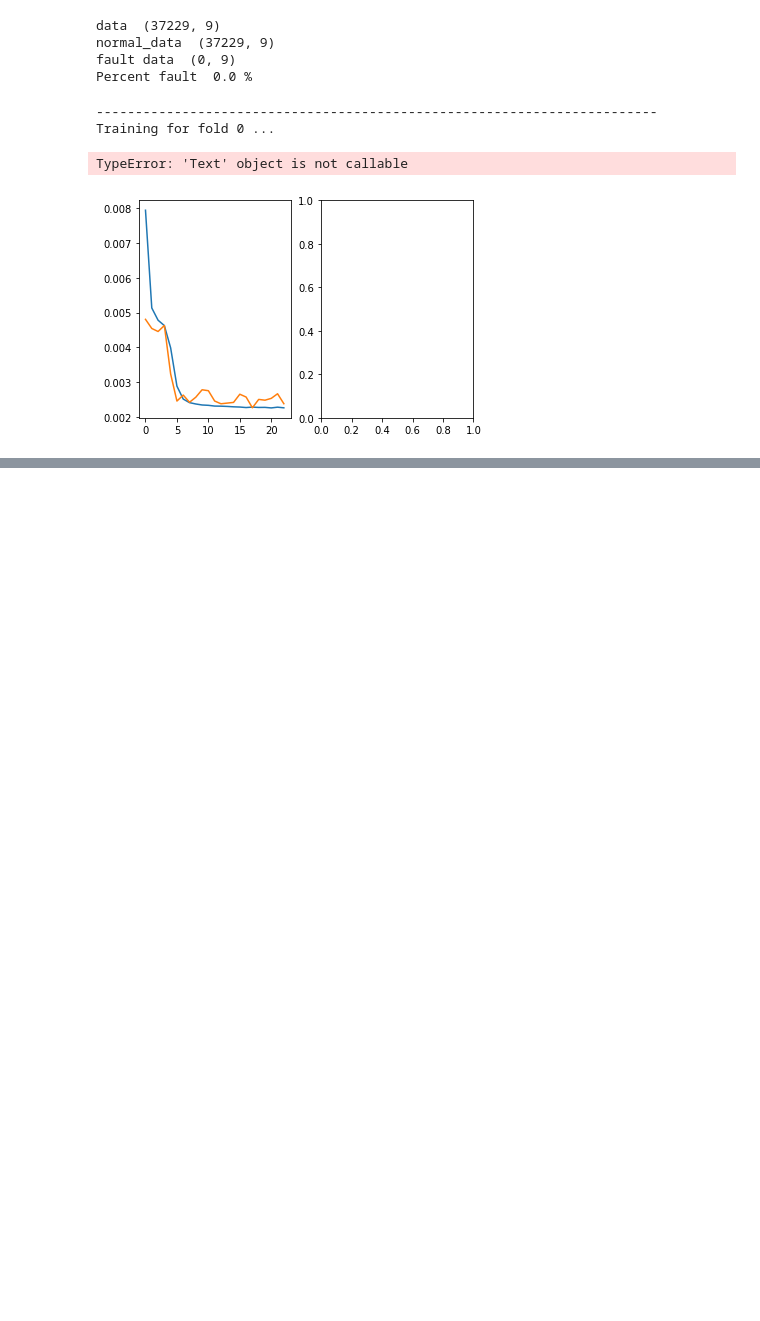
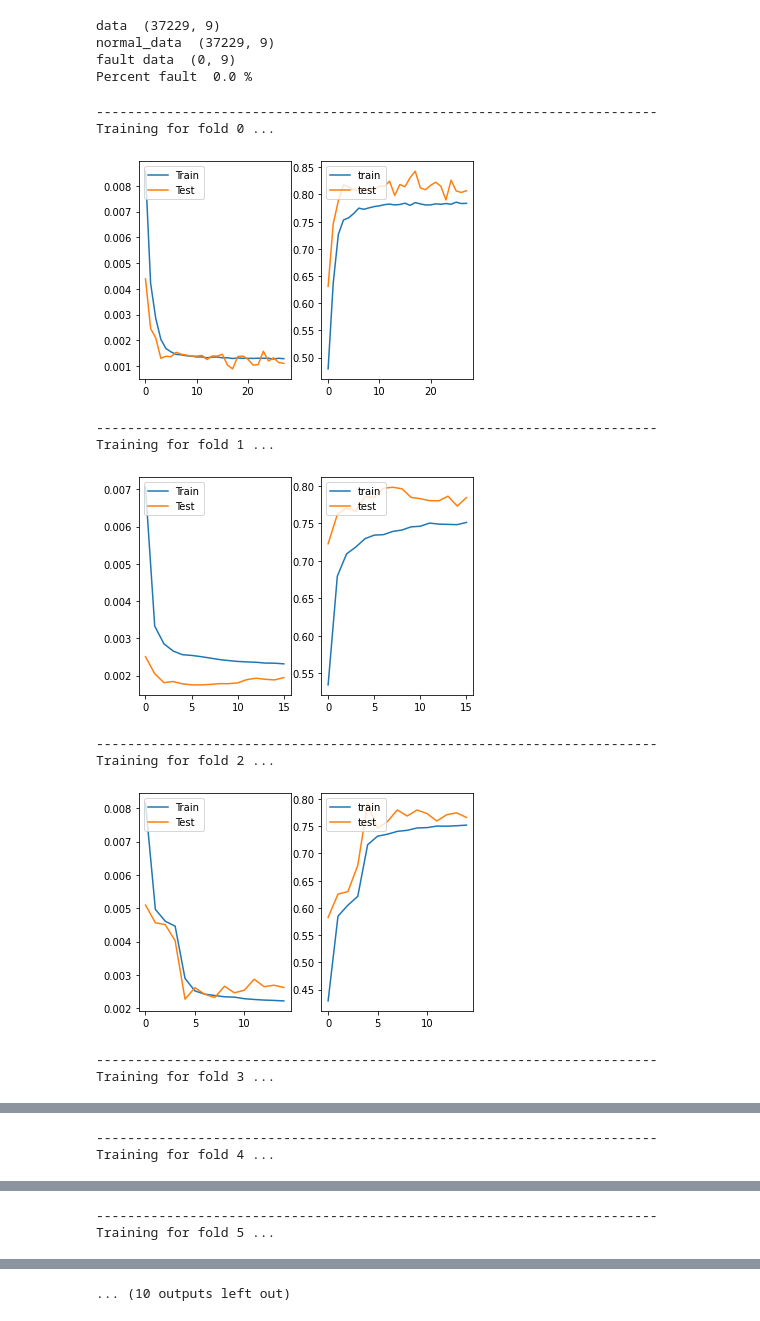
Before and after one commit to shikarRajcomar-Engineer/Anomaly_Detection, a Jupyter notebook: Anomlay Detection Autoencoder Fault 1.ipynb, the cells around one changed output, grey strips where cells are left out. Saved outputs shown, nothing was run; the diff lists cells and outputs as text; code cells hidden in the pictures; blank space fills up the shorter version.

```diff
--- a/Anomlay Detection Autoencoder Fault 1.ipynb
+++ b/Anomlay Detection Autoencoder Fault 1.ipynb
@@ -119,14 +119,14 @@ scaler.fit(df.drop('anomaly', 1))
 scaled_data = scaler.transform(normal_events)
 
 # # 80% percent of dataset is designated to training
-train_data, test_data = train_test_split(scaled_data, test_size=0.1)
+train_data, test_data = train_test_split(scaled_data, test_size=0.3)
 n_features = x.shape[1]
 
 inputs = np.concatenate((train_data, test_data), axis=0)
 
 
 # Define the K-fold Cross Validator
-num_folds=5
+num_folds=10
 kfold = KFold(n_splits=num_folds, shuffle=True)
 
 acc=[]
@@ -159,7 +159,7 @@ for train, test in kfold.split(inputs):
 
 
     # train model
-    es = EarlyStopping(monitor='val_loss', min_delta=0.00001, patience=5, restore_best_weights=True)
+    es = EarlyStopping(monitor='val_loss', min_delta=0.00001, patience=10, restore_best_weights=True)
 #     history = autoencoder.fit(x=train_data, y=train_data, epochs=100, verbose=1, validation_data=[test_data, test_data], callbacks=[es])
 
 
@@ -190,38 +190,45 @@ for train, test in kfold.split(inputs):
 
 #     plt.plot(history.history['accuracy'])
 #     plt.plot(history.history['val_accuracy'])
 #     plt.title('model accuracy')
 #     plt.ylabel('accuracy')
 #     plt.xlabel('epoch')
 #     plt.legend(['train', 'test'], loc='upper left')
 #     plt.show()
 
     fig, (ax1, ax2) = plt.subplots(1, 2)
     ax1.plot(history.history['loss'])
     ax1.plot(history.history['val_loss'])
 #     ax1.title('Model Loss')
-    ax1.ylabel('Loss')
-    ax1.xlabel('Epoch')
+#     ax1.ylabel('Loss')
+#     ax1.xlabel('Epoch')
     ax1.legend(['Train', 'Test'], loc='upper left')
     ax2.plot(history.history['accuracy'])
     ax2.plot(history.history['val_accuracy'])
 #     ax2.title('model accuracy')
-    ax2.ylabel('accuracy')
-    ax2.xlabel('epoch')
+#     ax2.ylabel('accuracy')
+#     ax2.xlabel('epoch')
     ax2.legend(['train', 'test'], loc='upper left')
     plt.show()
 
     i=i+1
 
 
 # Increase fold number
 i = i + 1
 
 print(f'> Loss: {np.mean(prediction_loss_error)}')
-print(f'> acc: {np.mean(acc)}')
-print(f'> val_acc: {np.mean(val_acc)}')
+print(f'> acc: {mean(acc)}')
+print(f'> val_acc: {mean(val_acc)}')
 # %% [output]
 ------------------------------------------------------------------------
 Training for fold 0 ...
+[figure, new version]
-TypeError: 'Text' object is not callable
+------------------------------------------------------------------------
+Training for fold 1 ...
-[figure, old version]
+[figure, added]
+------------------------------------------------------------------------
+Training for fold 2 ...
+[figure, added]
+------------------------------------------------------------------------
+Training for fold 3 ...
@@ -227,0 +236,2 @@ TypeError: 'Text' object is not callable
+------------------------------------------------------------------------
+Training for fold 4 ...
@@ -227,0 +239,2 @@ TypeError: 'Text' object is not callable
+------------------------------------------------------------------------
+Training for fold 5 ...
@@ -227,0 +242 @@ TypeError: 'Text' object is not callable
+... (10 outputs left out)
```
Also changed, not shown: parts of 5 cells of this notebook.
